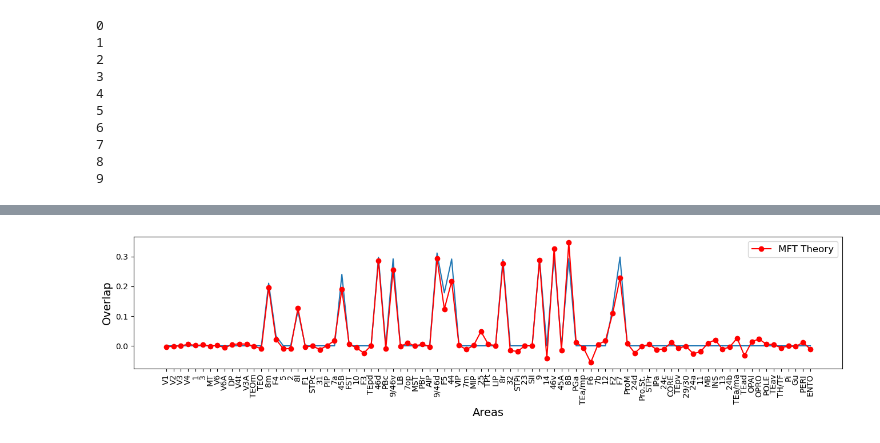
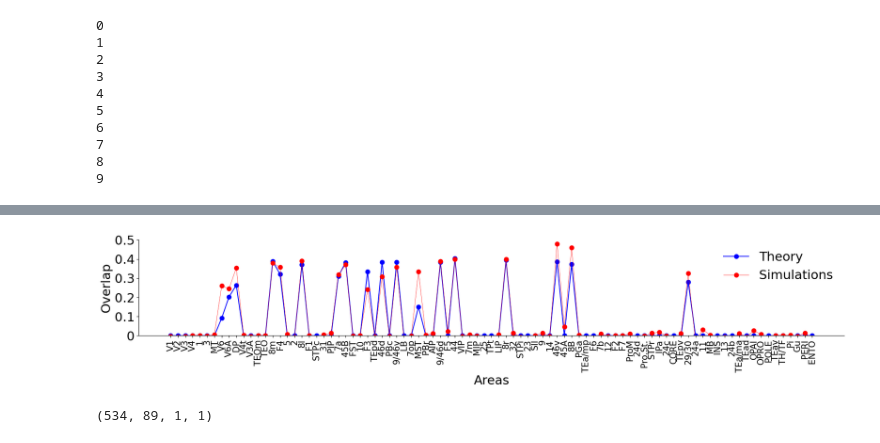
Before and after one commit to ulisespereira/brainwide, a Jupyter notebook: Fig3/fig3_mft.ipynb, the cells around one changed output, grey strips where cells are left out. Drawn from its saved outputs; the diff is of its cells as text; code cells hidden in the pictures.

```diff
--- a/Fig3/fig3_mft.ipynb
+++ b/Fig3/fig3_mft.ipynb
@@ -130,26 +133,26 @@ inds.append(connectivity_params['clustered_areas']['areas5'])
 connectivity.hebbian_symmetric.update_indexes(inds, amp_inds)
 # %%
 #creating network
-modelparams['period'] = 7.
-modelparams['beta'] = 1.5
-modelparams['h0'] = 1.05#1.1
+modelparams['period'] = 8.
 modelparams['g_p'] = 0
+modelparams['beta'] = 2.5#1.5
+modelparams['h0'] = 1.13#1.1
+
 
 task = working_memory_task(modelparams, connectivity)
 network = NetworkDynamics(modelparams, connectivity)
 network.input_ctx = task.input_current
+#network.which_tf = 'sig'
 
 #running dynamics
-print(network.mat.shape)
-h0_ctx =  0 * np.random.uniform(0,.1, network.mat.shape[0])
+s0_ctx =  0 * np.random.uniform(0,.1, network.mat.shape[0])
 s = 0
 amp_in = 10000000
 for l in inds[s]:
     Nl = l * connectivity.N
     Nlp1 = (l + 1) * connectivity.N
-    h0_ctx[Nl : Nlp1] = amp_in * connectivity.hebbian_symmetric.patterns_current_sym[l, :, s, 0]
-
-results = network.dynamics(h0_ctx)
+    s0_ctx[Nl : Nlp1] = amp_in * connectivity.hebbian_symmetric.patterns_current_sym[l, :, s, 0]
+results = network.dynamics(s0_ctx)
 # %% [output]
 area =  0
 area =  1
@@ -263,18 +266,28 @@ plt.plot(delta_result[-1,:].detach().cpu().numpy())
 # %%
 overlaps = results['overlaps_sym']
-fig = plt.figure(figsize=(16, 3))
+fs = 16
+fig = plt.figure(figsize=(22, 3))
 ax = fig.add_subplot(111)
 
 #ax.plot(overlaps[-1,:,0,0], color='k', marker='o', label = 'Simulation')
-ax.plot(ov_result[-1,:].detach().cpu().numpy())
-ax.plot(results['overlaps_sym'][-1,:,0,0], color='r', marker='o', label = 'MFT Theory')
-ax.set_xlabel('Areas', fontsize=14)
-ax.set_ylabel('Overlap', fontsize=14)
+ovs_sim  = np.mean(results['overlaps_sym'][300:,:,0,0],axis=0)
+ax.plot(ov_result[-1,:].detach().cpu().numpy(), color='b', marker='o',  markersize=7.5, label = 'Theory')
+ax.plot(ovs_sim, color='r', marker='o', label = 'Simulations',lw=0.5, markersize=7.5)
+ax.set_xlabel('Areas', fontsize=22)
+ax.set_ylabel('Overlap', fontsize=22)
 ax.set_xticks([x for x in np.arange(0,89,1)])
-ax.set_xticklabels([names_ctx[x] for x in np.arange(0,89,1)], rotation=90, fontsize=10)
-
-ax.legend(fontsize=12)
+ax.set_xticklabels([names_ctx[x] for x in np.arange(0,89,1)], rotation=90, fontsize=15)
+ax.set_ylim([0,.5])
+ax.set_yticks([0,.1,.2,.3,.4,.5])
+ax.set_yticklabels([0,.1,.2,.3,.4,.5], fontsize=22)
+ax.spines['top'].set_visible(False)
+ax.spines['right'].set_visible(False)
+ax.legend(fontsize=22, frameon=False)
 plt.savefig('figures/panels/overlap_mft.pdf', bbox_inches='tight')
 #plt.savefig('overlap_mft.pdf', bbox_inches='tight')
 # %% [output]
-[figure, old version]
+[figure, new version]
+# %%
+results['overlaps_sym'].shape
+# %% [output]
+(534, 89, 1, 1)
```
Also changed, not shown: parts of 5 cells of this notebook, 5 other files.
